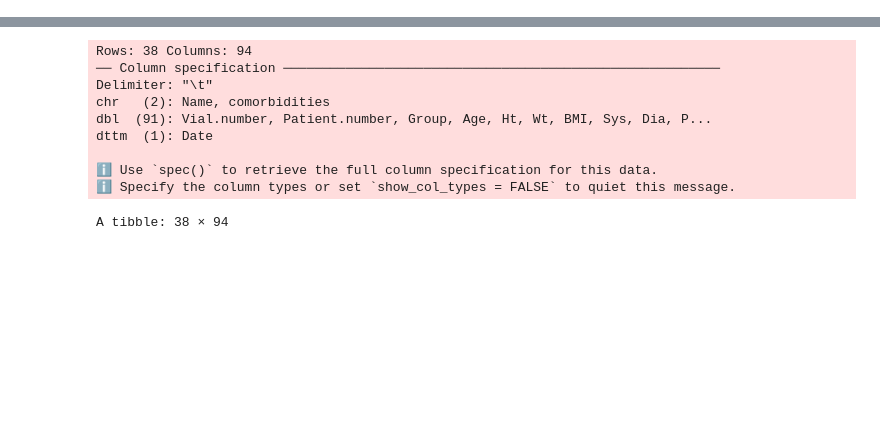
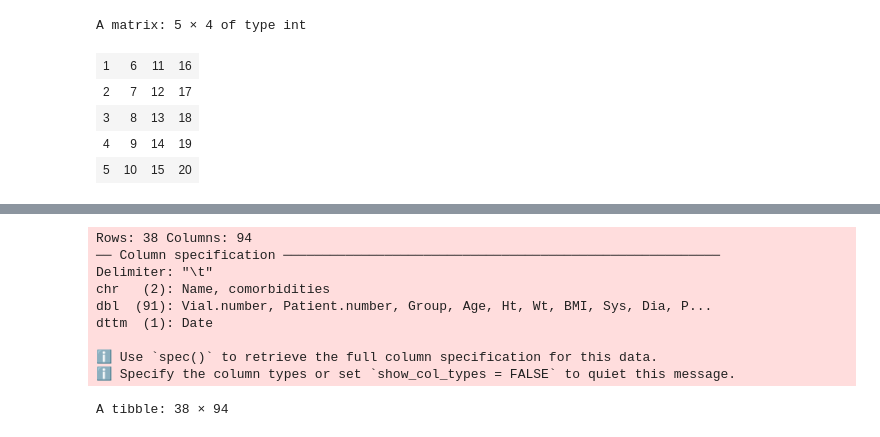
Before and after one commit to MaximTislenko/GB_med_stat_R, a Jupyter notebook: Zad_01_05.ipynb, the cells around one changed output, grey strips where cells are left out. Cells and saved outputs as stored; diff of their text form; code cells hidden in the pictures; blank space fills up the shorter version.

```diff
--- a/Zad_01_05.ipynb
+++ b/Zad_01_05.ipynb
@@ -16,0 +71,11 @@ library(readxl)
+# %%
+# матрица 5*4
+y <- matrix(1:20, nrow = 5, ncol = 4)
+y
+# %% [output]
+A matrix: 5 × 4 of type int
+| 1 | 6 | 11 | 16 |
+| 2 | 7 | 12 | 17 |
+| 3 | 8 | 13 | 18 |
+| 4 | 9 | 14 | 19 |
+| 5 | 10 | 15 | 20 |
```
Also changed, not shown: parts of 15 cells of this notebook.
